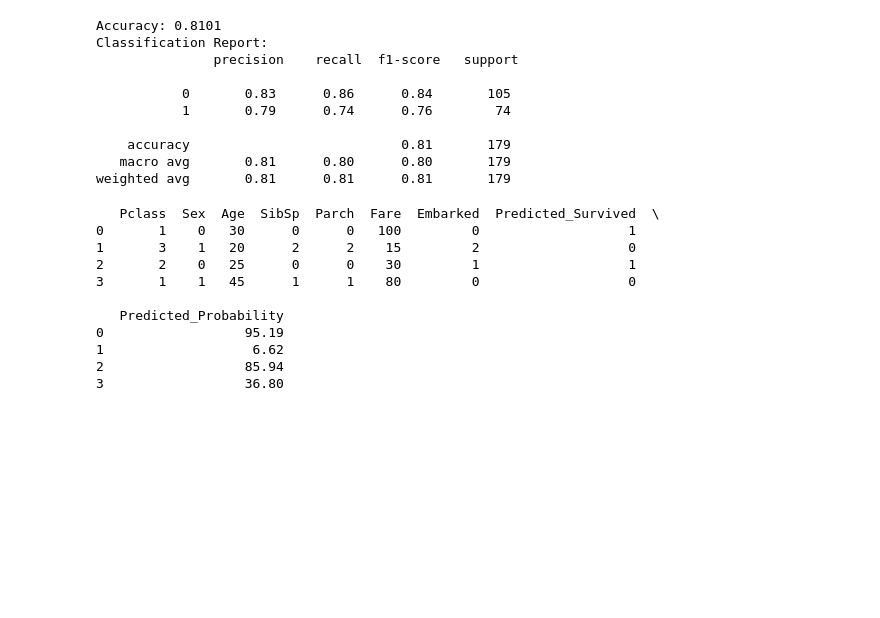
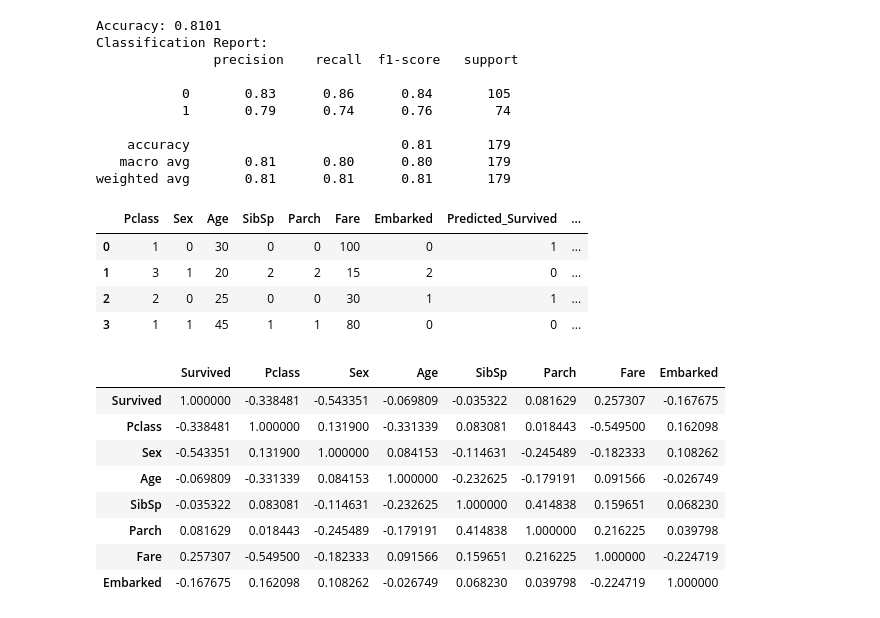
Before and after one commit to Highflying07/Data-Science, a Jupyter notebook: 타이타닉_막~.ipynb, the cells around one changed output. Drawn from its saved outputs; the diff is of its cells as text; code cells hidden in the pictures; blank space fills up the shorter version.

```diff
--- a/타이타닉_막~.ipynb
+++ b/타이타닉_막~.ipynb
@@ -572,16 +572,23 @@ results_df = pd.DataFrame(samples, columns=['Pclass', 'Sex', 'Age', 'SibSp', 'Pa
 results_df['Predicted_Survived'] = predicted_classes
 results_df['Predicted_Probability'] = predicted_probs.round(4)*100
 
-print(results_df)
+pd.DataFrame(results_df)
 # %% [output]
-   Pclass  Sex  Age  SibSp  Parch  Fare  Embarked  Predicted_Survived  \
-0       1    0   30      0      0   100         0                   1
-1       3    1   20      2      2    15         2                   0
-2       2    0   25      0      0    30         1                   1
-3       1    1   45      1      1    80         0                   0
-
-   Predicted_Probability
-0                  95.19
-1                   6.62
-2                  85.94
-3                  36.80
+|  | Pclass | Sex | Age | SibSp | Parch | Fare | Embarked | Predicted_Survived | ... |
+| 0 | 1 | 0 | 30 | 0 | 0 | 100 | 0 | 1 | ... |
+| 1 | 3 | 1 | 20 | 2 | 2 | 15 | 2 | 0 | ... |
+| 2 | 2 | 0 | 25 | 0 | 0 | 30 | 1 | 1 | ... |
+| 3 | 1 | 1 | 45 | 1 | 1 | 80 | 0 | 0 | ... |
+# %%
+df.head()
+df.corr()
+# %% [output]
+|  | Survived | Pclass | Sex | Age | SibSp | Parch | Fare | Embarked |
+| Survived | 1.000000 | -0.338481 | -0.543351 | -0.069809 | -0.035322 | 0.081629 | 0.257307 | -0.167675 |
+| Pclass | -0.338481 | 1.000000 | 0.131900 | -0.331339 | 0.083081 | 0.018443 | -0.549500 | 0.162098 |
+| Sex | -0.543351 | 0.131900 | 1.000000 | 0.084153 | -0.114631 | -0.245489 | -0.182333 | 0.108262 |
+| Age | -0.069809 | -0.331339 | 0.084153 | 1.000000 | -0.232625 | -0.179191 | 0.091566 | -0.026749 |
+| SibSp | -0.035322 | 0.083081 | -0.114631 | -0.232625 | 1.000000 | 0.414838 | 0.159651 | 0.068230 |
+| Parch | 0.081629 | 0.018443 | -0.245489 | -0.179191 | 0.414838 | 1.000000 | 0.216225 | 0.039798 |
+| Fare | 0.257307 | -0.549500 | -0.182333 | 0.091566 | 0.159651 | 0.216225 | 1.000000 | -0.224719 |
+| Embarked | -0.167675 | 0.162098 | 0.108262 | -0.026749 | 0.068230 | 0.039798 | -0.224719 | 1.000000 |
```
Also changed, not shown: parts of 3 cells of this notebook.
